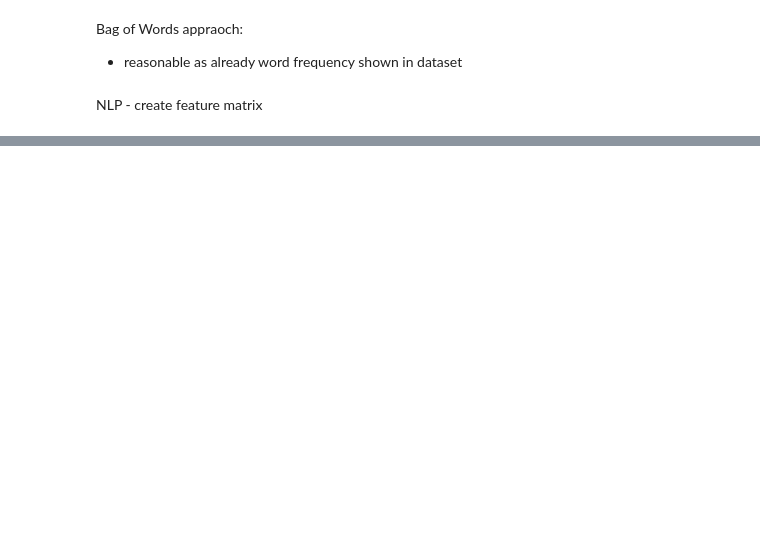
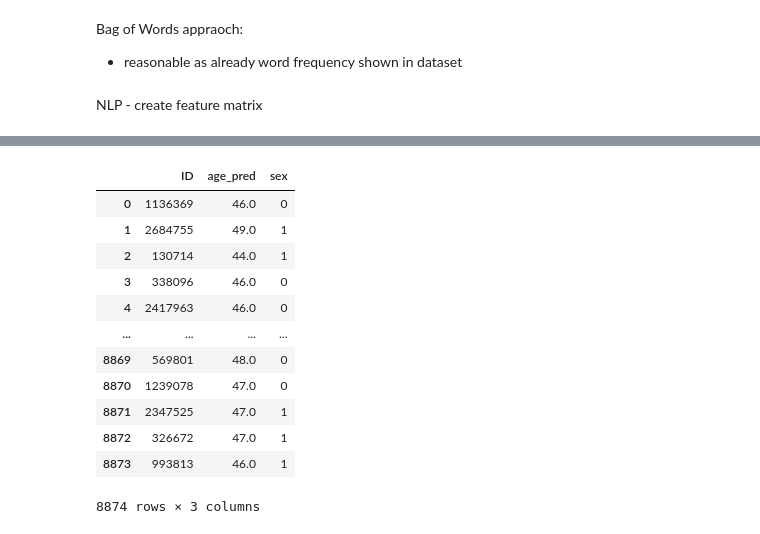
Before and after one commit to marc6330/ESCP_NLP, a Jupyter notebook: 02_Assingment NLP/ASsingment 4-5_Sex.ipynb, the cells around one changed output, grey strips where cells are left out. Drawn from its saved outputs; the diff is of its cells as text; code cells hidden in the pictures; blank space fills up the shorter version.

```diff
--- a/02_Assingment NLP/ASsingment 4-5_Sex.ipynb
+++ b/02_Assingment NLP/ASsingment 4-5_Sex.ipynb
@@ -150,4 +232,19 @@ age = pd.read_csv('C:/Users/Marc/Dropbox/06_ESCP/01_Uni/04_Term 2/10_NLP with Py
 age = age.drop(columns = ['Unnamed: 0'])
 # %%
 final_handin = pd.merge(age, handin, how = 'left', on = ['ID'])
+final_handin
+# %% [output]
+|  | ID | age_pred | sex |
+| 0 | 1136369 | 46.0 | 0 |
+| 1 | 2684755 | 49.0 | 1 |
+| 2 | 130714 | 44.0 | 1 |
+| 3 | 338096 | 46.0 | 0 |
+| 4 | 2417963 | 46.0 | 0 |
+| ... | ... | ... | ... |
+| 8869 | 569801 | 48.0 | 0 |
+| 8870 | 1239078 | 47.0 | 0 |
+| 8871 | 2347525 | 47.0 | 1 |
+| 8872 | 326672 | 47.0 | 1 |
+| 8873 | 993813 | 46.0 | 1 |
+8874 rows × 3 columns
 # %%
```
Also changed, not shown: parts of 9 cells of this notebook, 1 other file.
